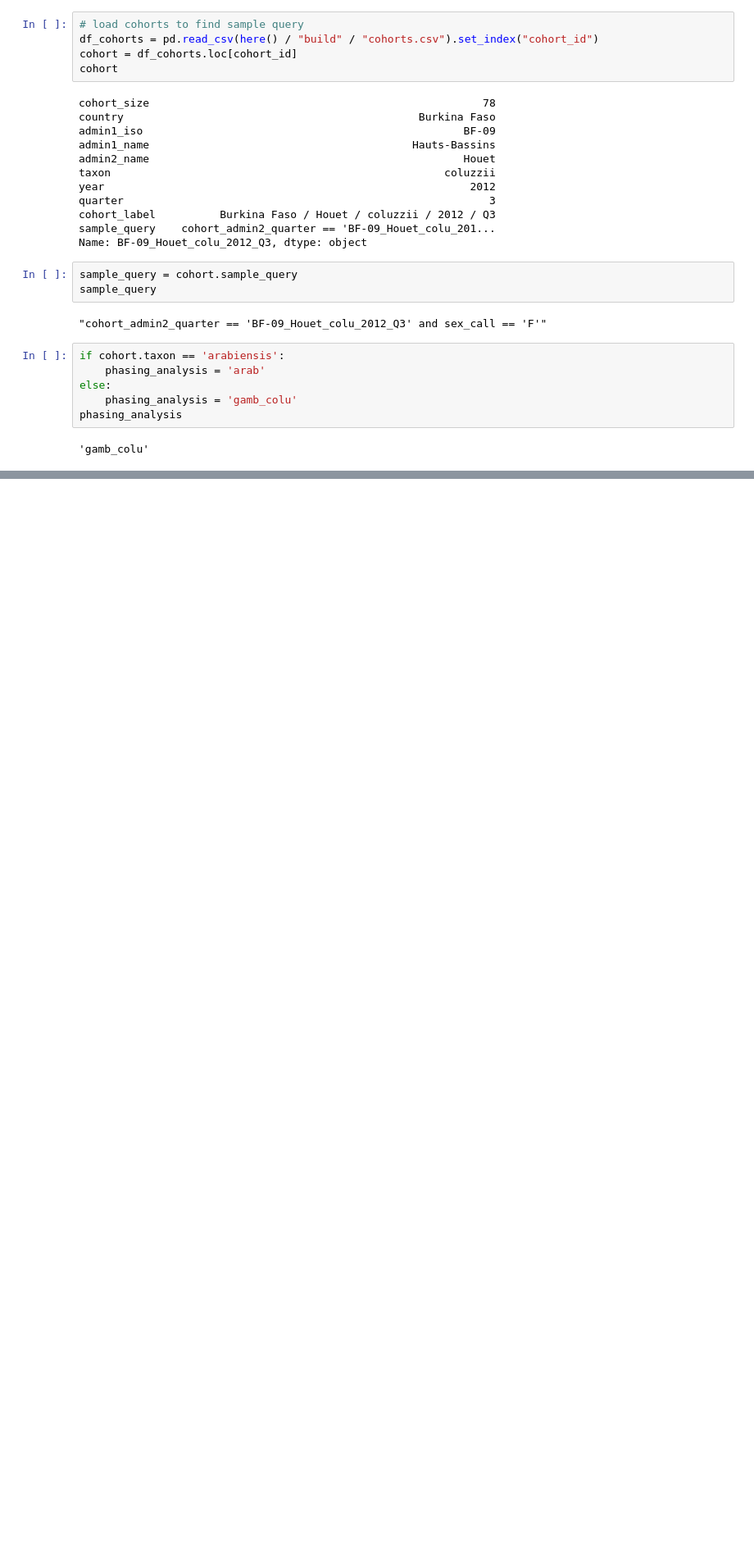
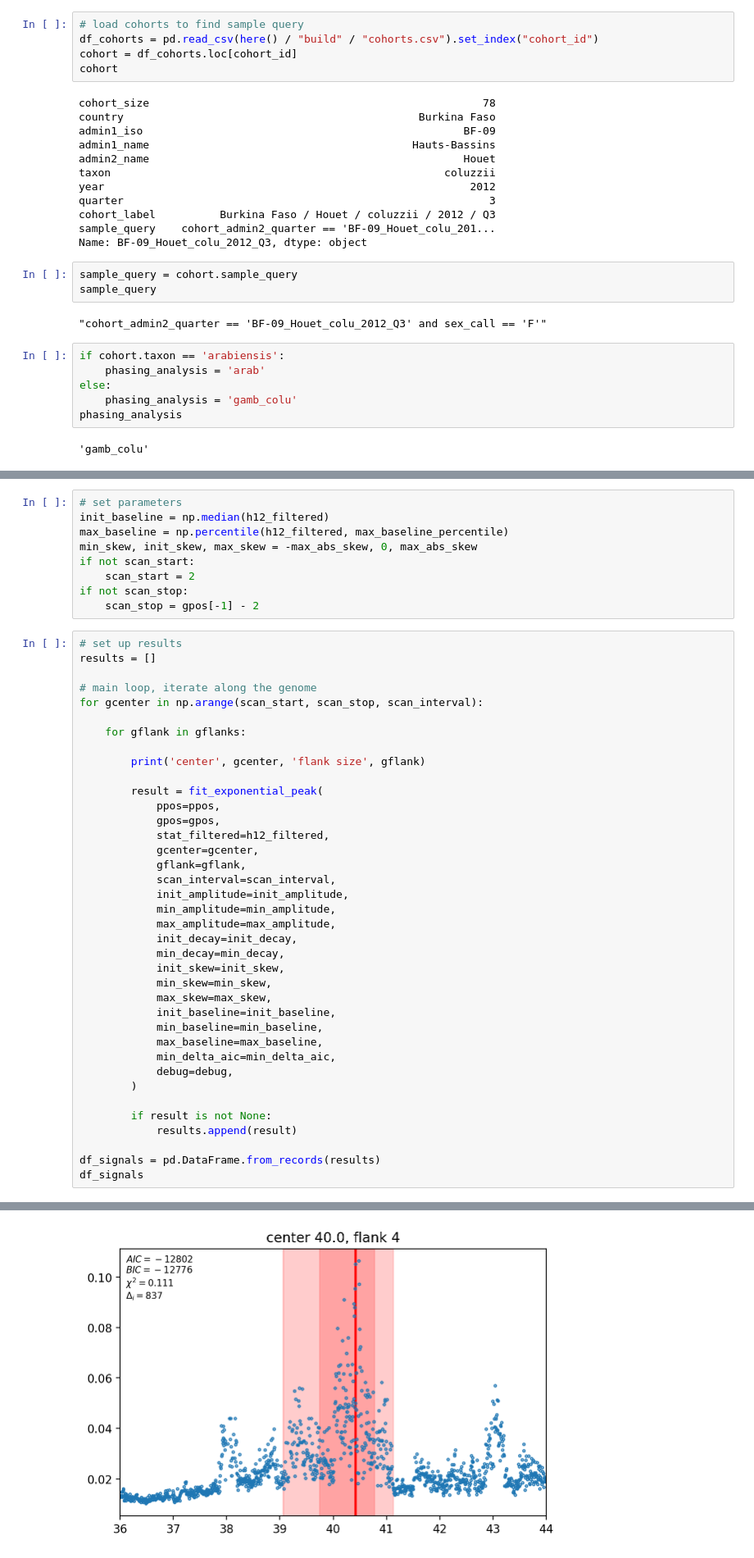
Before and after one commit to anopheles-genomic-surveillance/selection-atlas, a Jupyter notebook: workflow/notebooks/h12-signal-detection.ipynb, the cells around one changed output, grey strips where cells are left out. Shown at 82% size. Saved outputs shown, nothing was run; the diff lists cells and outputs as text; blank space fills up the shorter version.

```diff
--- a/workflow/notebooks/h12-signal-detection.ipynb
+++ b/workflow/notebooks/h12-signal-detection.ipynb
@@ -442,0 +196,48 @@ center 56.0 flank size 8
+# %%
+# set parameters
+init_baseline = np.median(h12_filtered)
+max_baseline = np.percentile(h12_filtered, max_baseline_percentile)
+min_skew, init_skew, max_skew = -max_abs_skew, 0, max_abs_skew
+if not scan_start:
+    scan_start = 2
+if not scan_stop:
+    scan_stop = gpos[-1] - 2
+# %%
+# set up results
+results = []
+
+# main loop, iterate along the genome
+for gcenter in np.arange(scan_start, scan_stop, scan_interval):
+
+    for gflank in gflanks:
+
+        print('center', gcenter, 'flank size', gflank)
+
+        result = fit_exponential_peak(
+            ppos=ppos,
+            gpos=gpos,
+            stat_filtered=h12_filtered,
+            gcenter=gcenter,
+            gflank=gflank,
+            scan_interval=scan_interval,
+            init_amplitude=init_amplitude,
+            min_amplitude=min_amplitude,
+            max_amplitude=max_amplitude,
+            init_decay=init_decay,
+            min_decay=min_decay,
+            init_skew=init_skew,
+            min_skew=min_skew,
+            max_skew=max_skew,
+            init_baseline=init_baseline,
+            min_baseline=min_baseline,
+            max_baseline=max_baseline,
+            min_delta_aic=min_delta_aic,
+            debug=debug,
+        )
+
+        if result is not None:
+            results.append(result)
+
+df_signals = pd.DataFrame.from_records(results)
+df_signals
+# %% [output]
@@ -442,0 +261 @@ center 56.0 flank size 8
+[figure, added]
```
Also changed, not shown: parts of 32 cells of this notebook, 3 other files.
